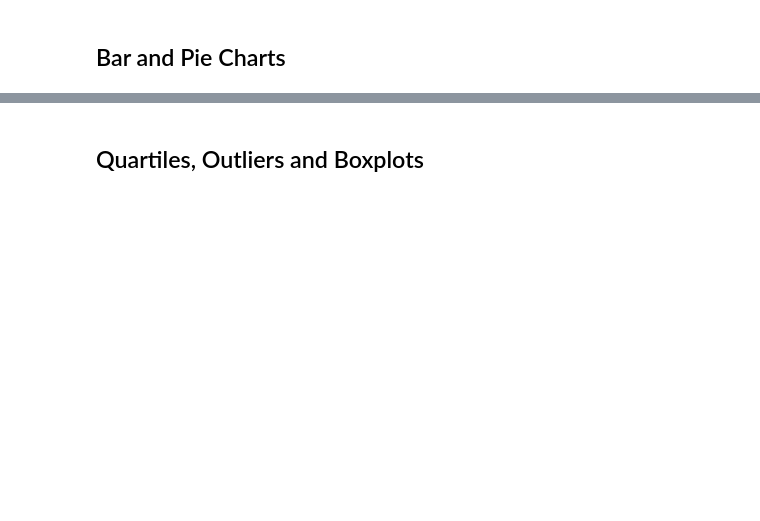
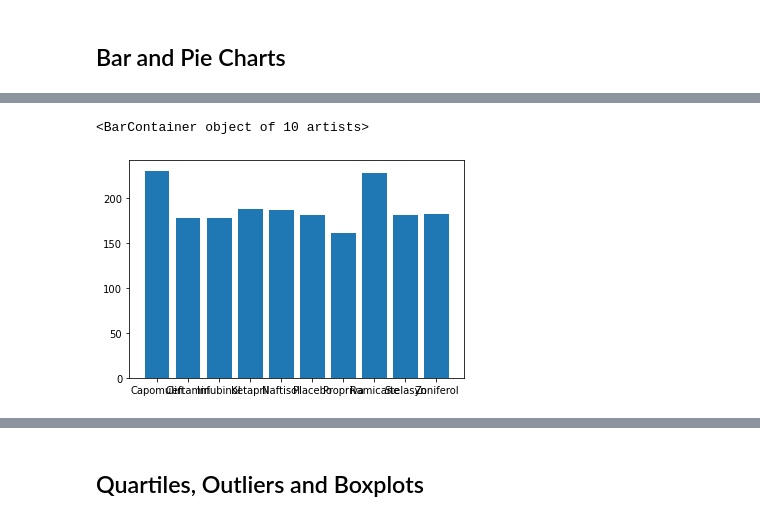
Before and after one commit to KyleHunstein/Matplotlib_Challenge, a Jupyter notebook: Instructions/Pymaceuticals/pymaceuticals_starter.ipynb, the cells around one changed output, grey strips where cells are left out. Saved outputs shown, nothing was run; the diff lists cells and outputs as text; code cells hidden in the pictures; blank space fills up the shorter version.

```diff
--- a/Instructions/Pymaceuticals/pymaceuticals_starter.ipynb
+++ b/Instructions/Pymaceuticals/pymaceuticals_starter.ipynb
@@ -116,2 +106,9 @@ TypeError: mean() takes from 1 to 2 positional arguments but 5 were given
 # %%
 # Generate a bar plot showing the total number of timepoints for all mice tested for each drug regimen using pyplot.
+
+# regimen_axis = timepoint_graph_data.keys()
+# time_axis = timepoint_graph_data.value()
+plt.bar(timepoint_graph_data.index, timepoint_graph_data.values)
+# %% [output]
+<BarContainer object of 10 artists>
+[figure, added]
```
Also changed, not shown: parts of 9 cells of this notebook.
